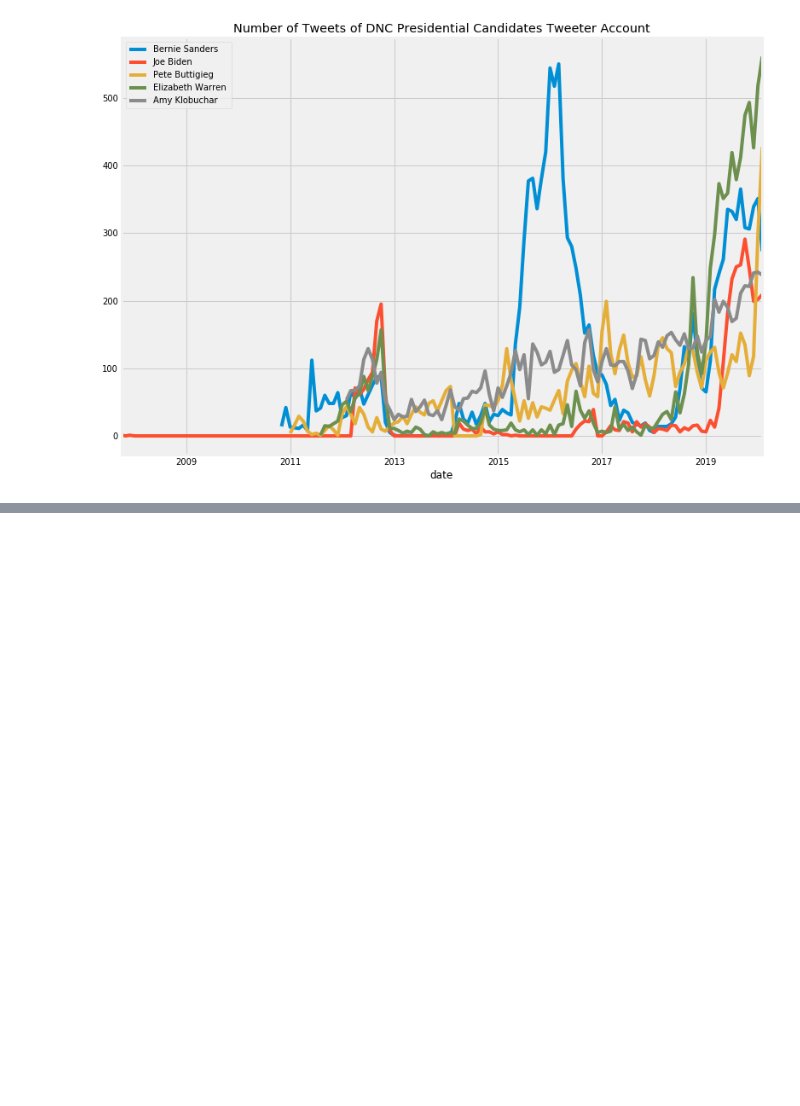
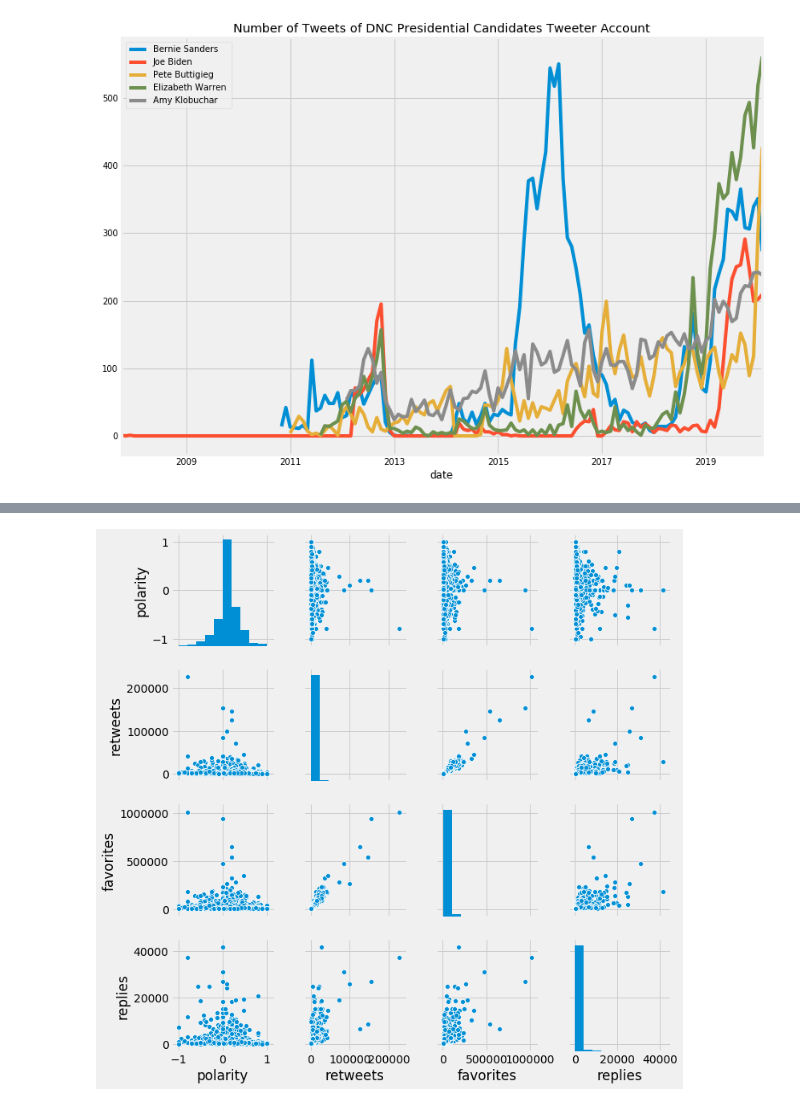
Before and after one commit to nomadtomas/sentweetment_analysizer, a Jupyter notebook: dnc_race.ipynb, the cells around one changed output, grey strips where cells are left out. Drawn from its saved outputs; the diff is of its cells as text; code cells hidden in the pictures; blank space fills up the shorter version.

```diff
--- a/dnc_race.ipynb
+++ b/dnc_race.ipynb
@@ -353,0 +368,10 @@ plot_trend(data.index, 'joe')
+# %%
+def election_timeperiod(df, asof=None, days_adj=7):
+    cols = ['polarity','retweets', 'favorites', 'replies']
+    df = df[cols]
+    return df[df.index > (asof - timedelta(days=days_adj))]
+# %%
+sns.pairplot(election_timeperiod(bernie_sentiment, bern_ann))
+plt.show()
+# %% [output]
+[figure, added]
```
Also changed, not shown: parts of 8 cells of this notebook.
